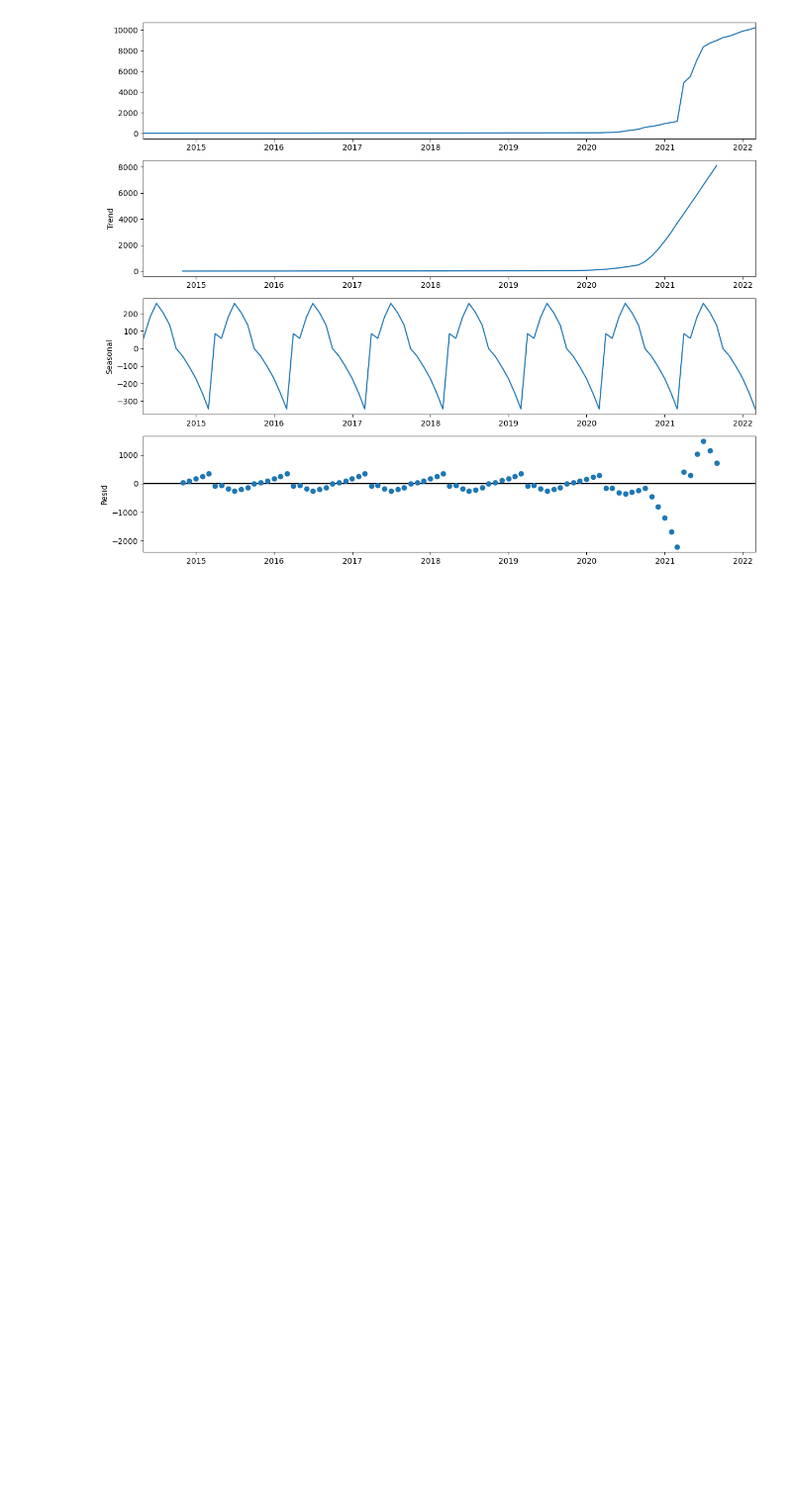
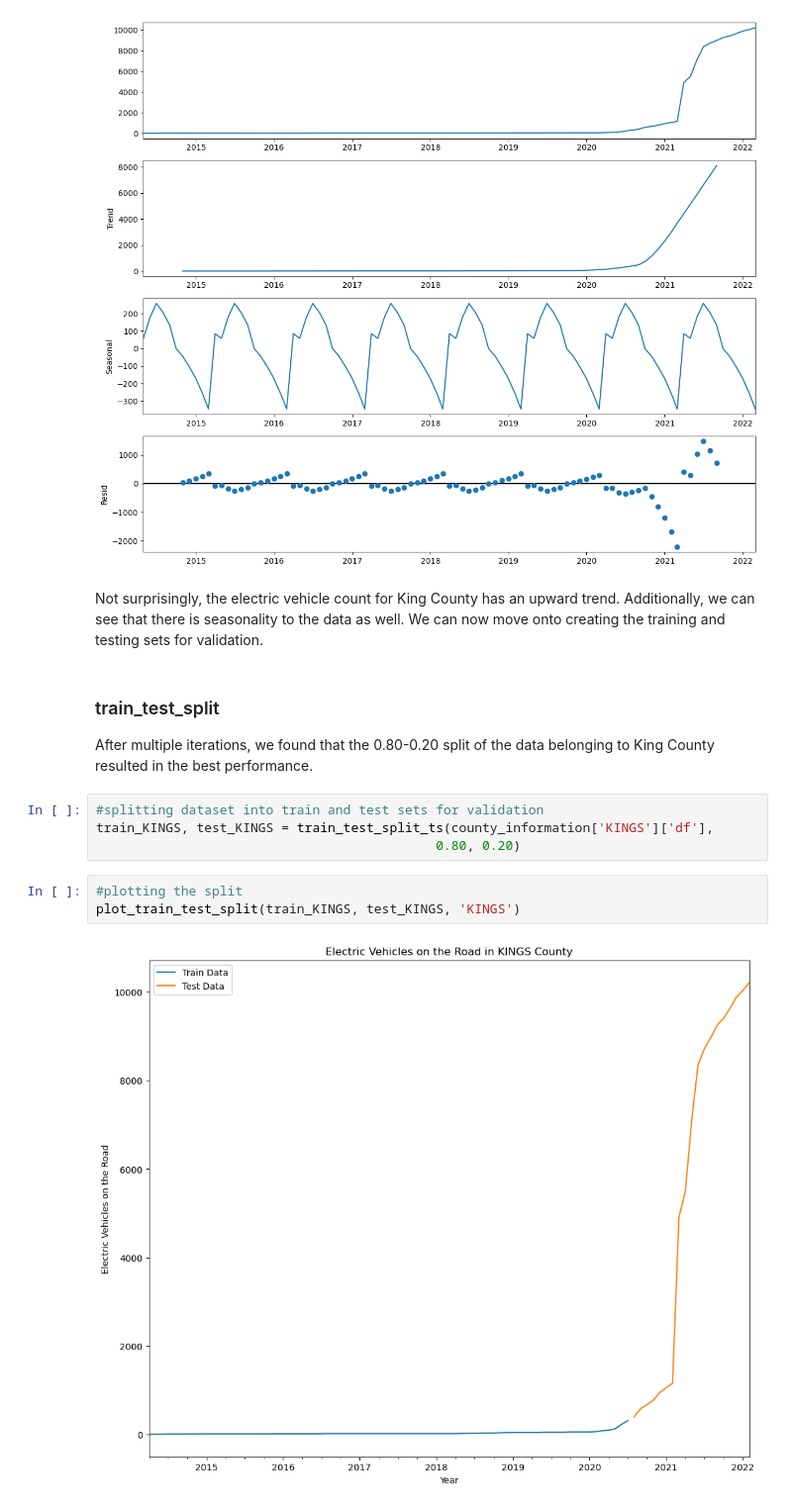
Before and after one commit to Hosseindbr/Ev-projected-sale, a Jupyter notebook: New York registrations .ipynb, the cells around one changed output. Shown at 99% size. Cells and saved outputs as stored; diff of their text form; blank space fills up the shorter version.

```diff
--- a/New York registrations .ipynb
+++ b/New York registrations .ipynb
@@ -1322,3 +1322,17 @@ decomp = tsa.seasonal_decompose(county_information['KINGS']['df'])
 decomp.plot();
 # %% [output]
 [figure]
+# %% [markdown]
+Not surprisingly, the electric vehicle count for King County has an upward trend. Additionally, we can see that there is seasonality to the data as well. We can now move onto creating the training and testing sets for validation.
+# %% [markdown]
+### train_test_split
+After multiple iterations, we found that the 0.80-0.20 split of the data belonging to King County resulted in the best performance.
+# %%
+#splitting dataset into train and test sets for validation
+train_KINGS, test_KINGS = train_test_split_ts(county_information['KINGS']['df'],
+                                            0.80, 0.20)
+# %%
+#plotting the split
+plot_train_test_split(train_KINGS, test_KINGS, 'KINGS')
+# %% [output]
+[figure, added]
```
Also changed, not shown: parts of 41 cells of this notebook.
